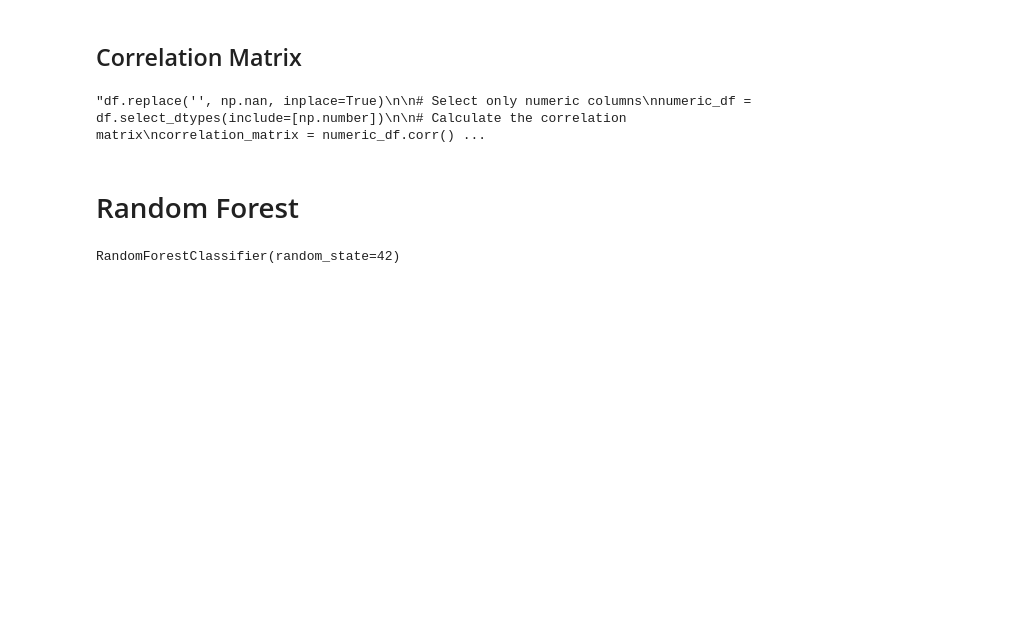
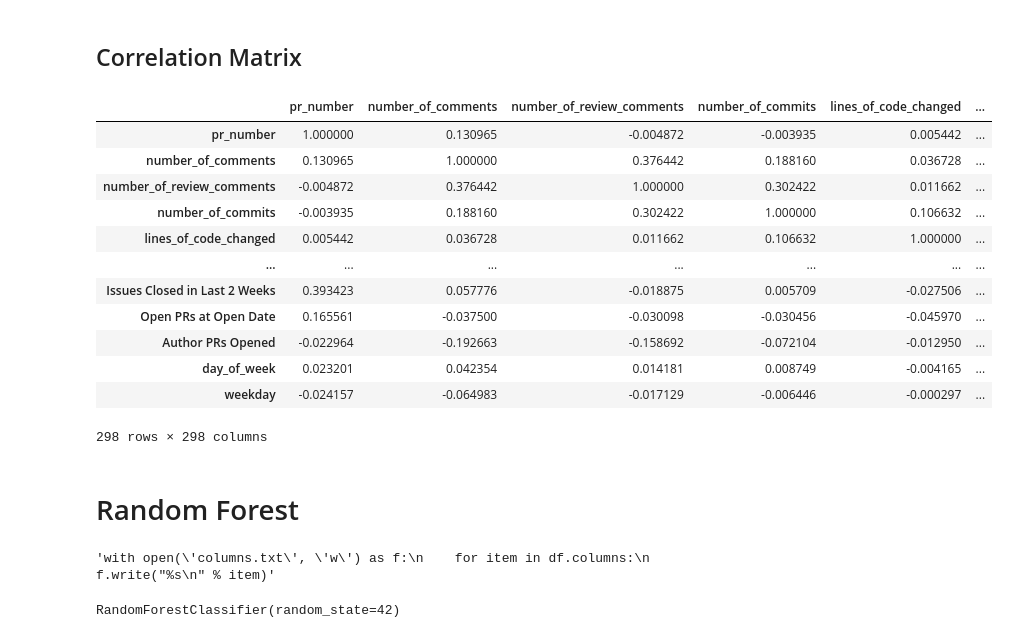
Before and after one commit to AtuAmbala/TTS, a Jupyter notebook: MARCH_2025/non_text_data_Jan25.ipynb, the cells around one changed output. Drawn from its saved outputs; the diff is of its cells as text; code cells hidden in the pictures; blank space fills up the shorter version.

```diff
--- a/MARCH_2025/non_text_data_Jan25.ipynb
+++ b/MARCH_2025/non_text_data_Jan25.ipynb
@@ -625,25 +545,39 @@ for column in columns_to_drop:
 ## Correlation Matrix ##
 # %%
 # Replace empty strings or invalid values with NaN
-'''df.replace('', np.nan, inplace=True)
+df.replace('', np.nan, inplace=True)
 
 # Select only numeric columns
 numeric_df = df.select_dtypes(include=[np.number])
 
 # Calculate the correlation matrix
 correlation_matrix = numeric_df.corr()
 
 # Display the correlation matrix
-correlation_matrix'''
+correlation_matrix
 # %% [output]
+|  | pr_number | number_of_comments | number_of_review_comments | number_of_commits | lines_of_code_changed | ... |
+| pr_number | 1.000000 | 0.130965 | -0.004872 | -0.003935 | 0.005442 | ... |
+| number_of_comments | 0.130965 | 1.000000 | 0.376442 | 0.188160 | 0.036728 | ... |
+| number_of_review_comments | -0.004872 | 0.376442 | 1.000000 | 0.302422 | 0.011662 | ... |
+| number_of_commits | -0.003935 | 0.188160 | 0.302422 | 1.000000 | 0.106632 | ... |
+| lines_of_code_changed | 0.005442 | 0.036728 | 0.011662 | 0.106632 | 1.000000 | ... |
+| ... | ... | ... | ... | ... | ... | ... |
+| Issues Closed in Last 2 Weeks | 0.393423 | 0.057776 | -0.018875 | 0.005709 | -0.027506 | ... |
+| Open PRs at Open Date | 0.165561 | -0.037500 | -0.030098 | -0.030456 | -0.045970 | ... |
+| Author PRs Opened | -0.022964 | -0.192663 | -0.158692 | -0.072104 | -0.012950 | ... |
+| day_of_week | 0.023201 | 0.042354 | 0.014181 | 0.008749 | -0.004165 | ... |
+| weekday | -0.024157 | -0.064983 | -0.017129 | -0.006446 | -0.000297 | ... |
-"df.replace('', np.nan, inplace=True)\n\n# Select only numeric columns\nnumeric_df = df.select_dtypes(include=[np.number])\n\n# Calculate the correlation matrix\ncorrelation_matrix = numeric_df.corr() ...
+298 rows × 298 columns
 # %% [markdown]
 # Random Forest
 # %%
 #print out column names to a columns.txt file
-with open('columns.txt', 'w') as f:
+'''with open('columns.txt', 'w') as f:
     for item in df.columns:
-        f.write("%s\n" % item)
+        f.write("%s\n" % item)'''
+# %% [output]
+'with open(\'columns.txt\', \'w\') as f:\n    for item in df.columns:\n        f.write("%s\n" % item)'
 # %%
 # Replace empty strings or invalid values with NaN
 df.replace('', np.nan, inplace=True)
```
Also changed, not shown: parts of 16 cells of this notebook.
